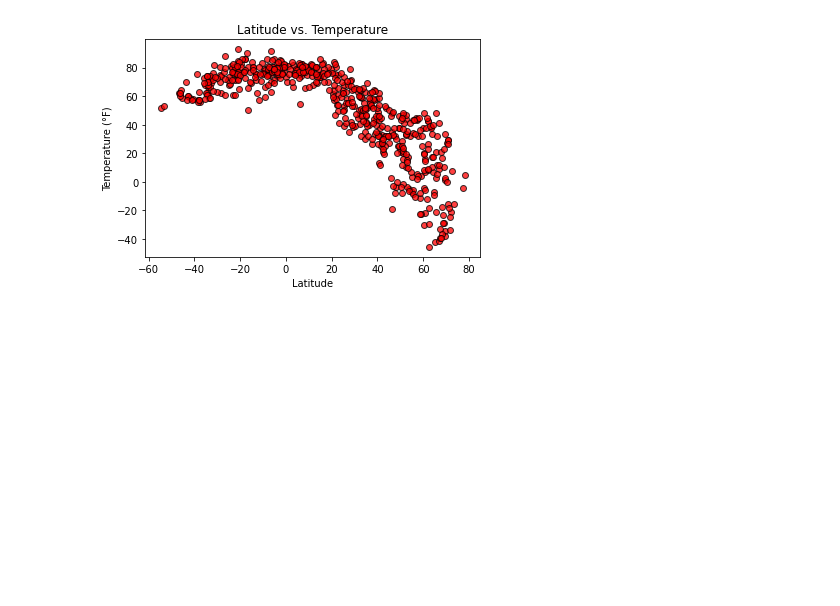
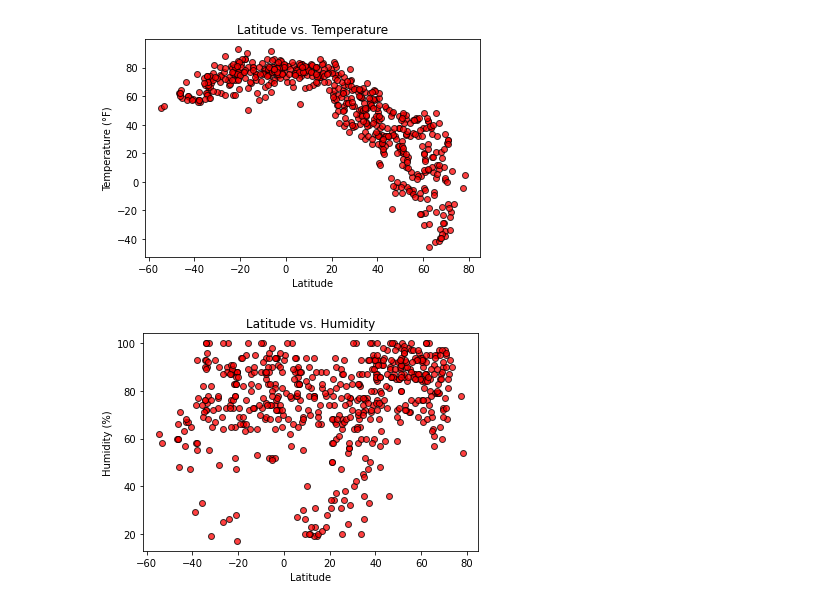
Before and after one commit to LongPatrol/python-api-challenge, a Jupyter notebook: WeatherPy/WeatherPy.ipynb, the cells around one changed output. Drawn from its saved outputs; the diff is of its cells as text; code cells hidden in the pictures; blank space fills up the shorter version.

Commit message:
Latitude vs. Humidity done.

```diff
--- a/WeatherPy/WeatherPy.ipynb
+++ b/WeatherPy/WeatherPy.ipynb
@@ -165,0 +174,8 @@ plt.show()
+# %%
+plt.scatter(city_df["Lat"], city_df["Humidity"], marker="o", facecolors="red", edgecolors="black", alpha=0.75)
+plt.ylabel('Humidity (%)')
+plt.xlabel('Latitude')
+plt.title("Latitude vs. Humidity")
+plt.show()
+# %% [output]
+[figure, added]
```
Also changed, not shown: parts of 3 cells of this notebook.
